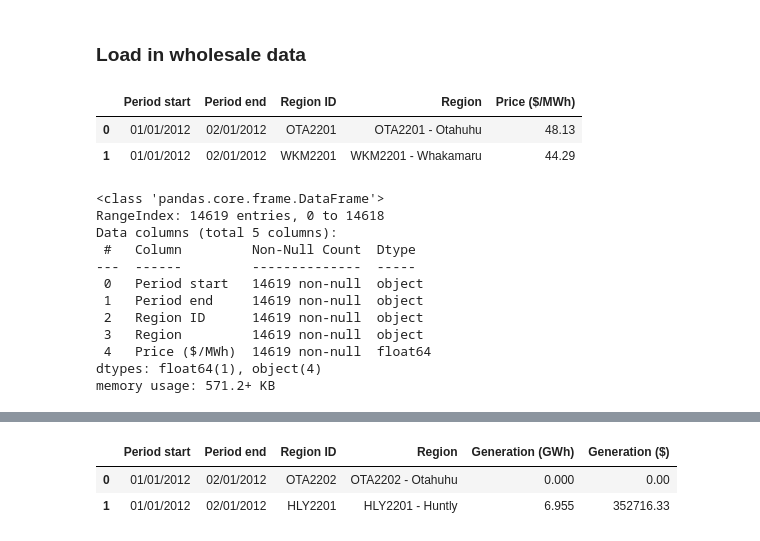
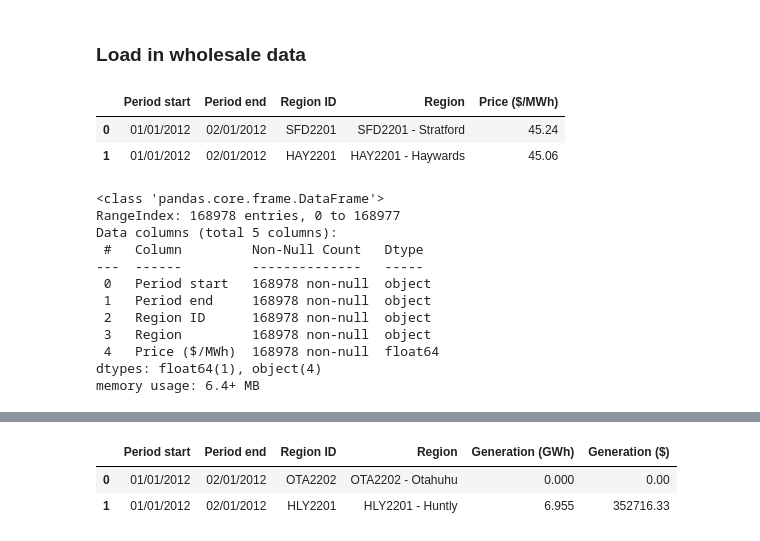
Before and after one commit to steve-dev90/seaborn_examples, a Jupyter notebook: seaborn.ipynb, the cells around one changed output, grey strips where cells are left out. Cells and saved outputs as stored; diff of their text form; code cells hidden in the pictures.

```diff
--- a/seaborn.ipynb
+++ b/seaborn.ipynb
@@ -10,25 +10,25 @@ from matplotlib import pyplot as plt
 import seaborn as sns
 # %%
 #Read in NZ wholesale electricity prices from 2012 to 2021
-prices = pd.read_csv('Wholesale_price_trends_20220820114423.csv', \
+prices = pd.read_csv('Wholesale_price_trends_20220822204109.csv', \
   header=8)
-prices.head()
+prices.head(2)
 # %% [output]
 |  | Period start | Period end | Region ID | Region | Price ($/MWh) |
-| 0 | 01/01/2012 | 02/01/2012 | OTA2201 | OTA2201 - Otahuhu | 48.13 |
-| 1 | 01/01/2012 | 02/01/2012 | WKM2201 | WKM2201 - Whakamaru | 44.29 |
+| 0 | 01/01/2012 | 02/01/2012 | SFD2201 | SFD2201 - Stratford | 45.24 |
+| 1 | 01/01/2012 | 02/01/2012 | HAY2201 | HAY2201 - Haywards | 45.06 |
 # %%
 prices.info()
 # %% [output]
 <class 'pandas.core.frame.DataFrame'>
-RangeIndex: 14619 entries, 0 to 14618
+RangeIndex: 168978 entries, 0 to 168977
 Data columns (total 5 columns):
- #   Column         Non-Null Count  Dtype
----  ------         --------------  -----
- 0   Period start   14619 non-null  object
- 1   Period end     14619 non-null  object
- 2   Region ID      14619 non-null  object
- 3   Region         14619 non-null  object
- 4   Price ($/MWh)  14619 non-null  float64
+ #   Column         Non-Null Count   Dtype
+---  ------         --------------   -----
+ 0   Period start   168978 non-null  object
+ 1   Period end     168978 non-null  object
+ 2   Region ID      168978 non-null  object
+ 3   Region         168978 non-null  object
+ 4   Price ($/MWh)  168978 non-null  float64
 dtypes: float64(1), object(4)
-memory usage: 571.2+ KB
+memory usage: 6.4+ MB
```
Also changed, not shown: parts of 4 cells of this notebook, 2 other files.
